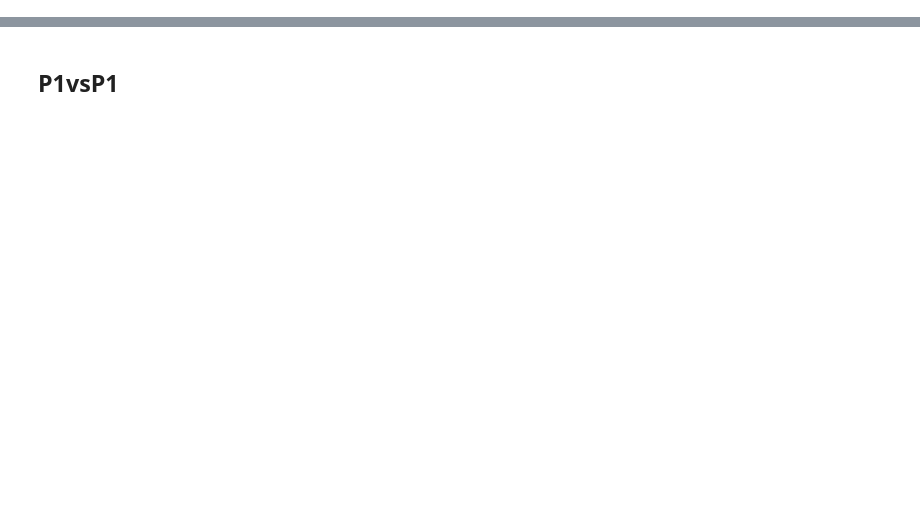
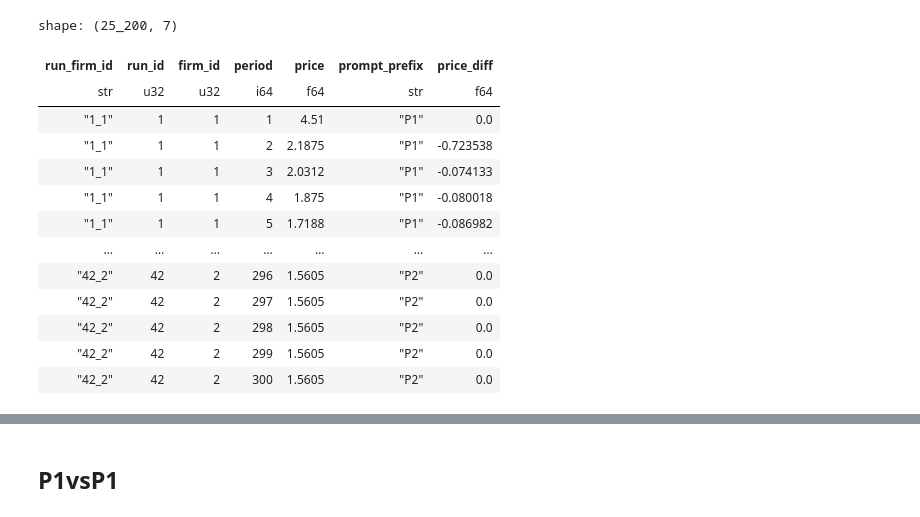
Before and after one commit to luciasauer/algorithmic_pricing_llms, a Jupyter notebook: notebooks/results_duopoly_juli.ipynb, the cells around one changed output, grey strips where cells are left out. Saved outputs shown, nothing was run; the diff lists cells and outputs as text; code cells hidden in the pictures; blank space fills up the shorter version.

```diff
--- a/notebooks/results_duopoly_juli.ipynb
+++ b/notebooks/results_duopoly_juli.ipynb
@@ -181,0 +304,17 @@ where $p_{i,r}^t$ is the price set by the agent $i$ at period $t$ of run $r$ of
+# %%
+df
+# %% [output]
+shape: (25_200, 7)
+| run_firm_id | run_id | firm_id | period | price | prompt_prefix | price_diff |
+| str | u32 | u32 | i64 | f64 | str | f64 |
+| "1_1" | 1 | 1 | 1 | 4.51 | "P1" | 0.0 |
+| "1_1" | 1 | 1 | 2 | 2.1875 | "P1" | -0.723538 |
+| "1_1" | 1 | 1 | 3 | 2.0312 | "P1" | -0.074133 |
+| "1_1" | 1 | 1 | 4 | 1.875 | "P1" | -0.080018 |
+| "1_1" | 1 | 1 | 5 | 1.7188 | "P1" | -0.086982 |
+| … | … | … | … | … | … | … |
+| "42_2" | 42 | 2 | 296 | 1.5605 | "P2" | 0.0 |
+| "42_2" | 42 | 2 | 297 | 1.5605 | "P2" | 0.0 |
+| "42_2" | 42 | 2 | 298 | 1.5605 | "P2" | 0.0 |
+| "42_2" | 42 | 2 | 299 | 1.5605 | "P2" | 0.0 |
+| "42_2" | 42 | 2 | 300 | 1.5605 | "P2" | 0.0 |
```
Also changed, not shown: parts of 27 cells of this notebook.
